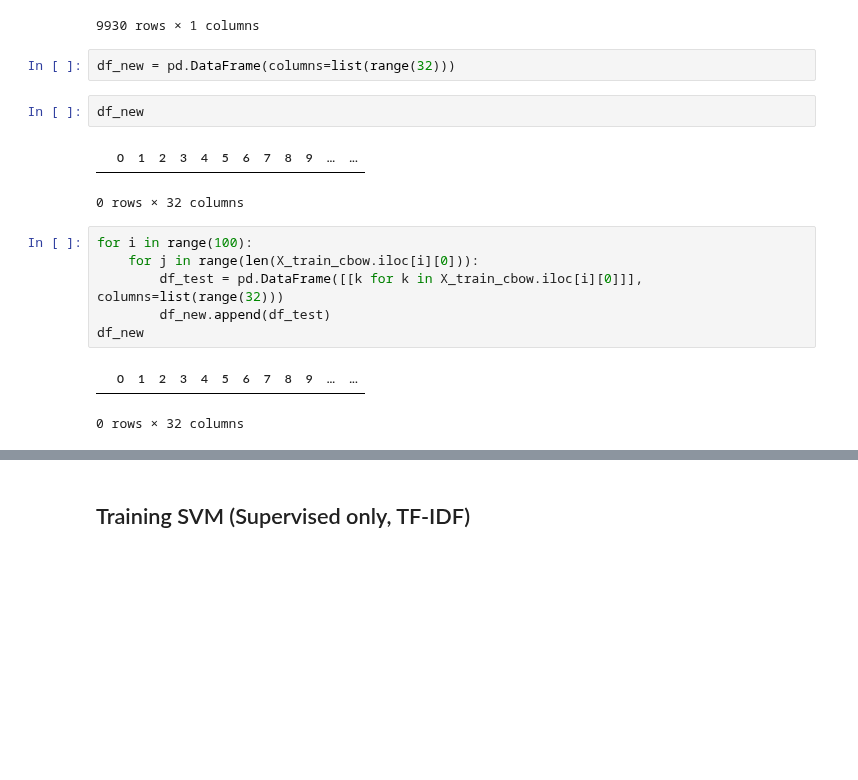
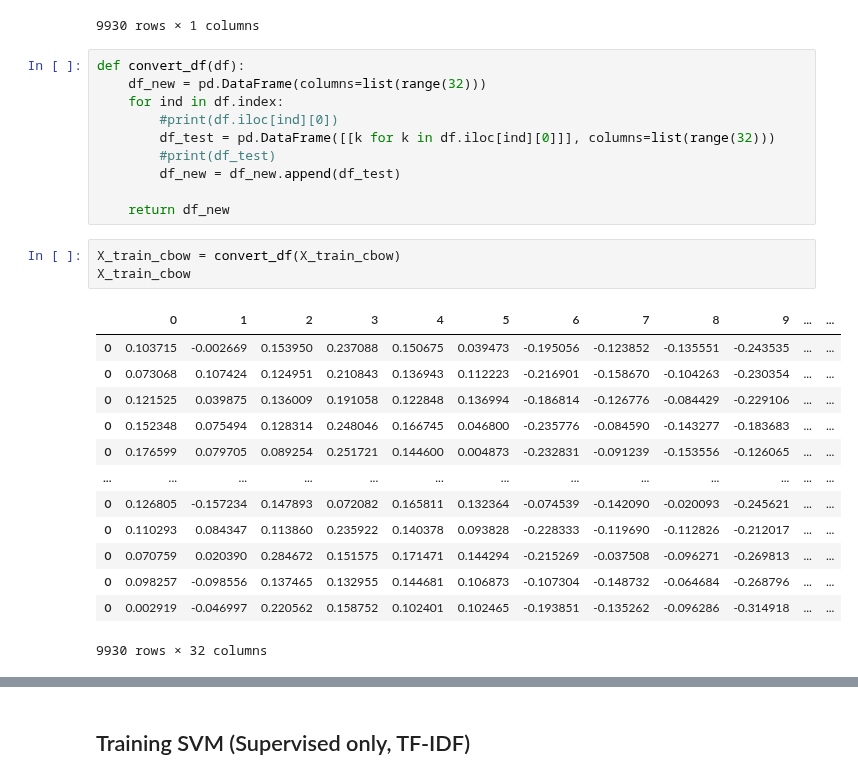
Before and after one commit to divyas39/SSL-Offensive-Lang-Detection-Social-Media, a Jupyter notebook: Self training.ipynb, the cells around one changed output, grey strips where cells are left out. Drawn from its saved outputs; the diff is of its cells as text; blank space fills up the shorter version.

```diff
--- a/Self training.ipynb
+++ b/Self training.ipynb
@@ -348,19 +348,30 @@ X_train_cbow
 | 9928 | [0.09825704417810942, -0.09855605... |
 | 9929 | [0.0029189210899187015, -0.046997... |
 9930 rows × 1 columns
-# %%
-df_new = pd.DataFrame(columns=list(range(32)))
-# %%
-df_new
-# %% [output]
-|  | 0 | 1 | 2 | 3 | 4 | 5 | 6 | 7 | 8 | 9 | ... | ... |
-0 rows × 32 columns
 # %%
-for i in range(100):
-    for j in range(len(X_train_cbow.iloc[i][0])):
-        df_test = pd.DataFrame([[k for k in X_train_cbow.iloc[i][0]]], columns=list(range(32)))
-        df_new.append(df_test)
-df_new
+def convert_df(df):
+    df_new = pd.DataFrame(columns=list(range(32)))
+    for ind in df.index:
+        #print(df.iloc[ind][0])
+        df_test = pd.DataFrame([[k for k in df.iloc[ind][0]]], columns=list(range(32)))
+        #print(df_test)
+        df_new = df_new.append(df_test)
+
+    return df_new
-# %% [output]
-|  | 0 | 1 | 2 | 3 | 4 | 5 | 6 | 7 | 8 | 9 | ... | ... |
-0 rows × 32 columns
+# %%
+X_train_cbow = convert_df(X_train_cbow)
+X_train_cbow
+# %% [output]
+|  | 0 | 1 | 2 | 3 | 4 | 5 | 6 | 7 | 8 | 9 | ... | ... |
+| 0 | 0.103715 | -0.002669 | 0.153950 | 0.237088 | 0.150675 | 0.039473 | -0.195056 | -0.123852 | -0.135551 | -0.243535 | ... | ... |
+| 0 | 0.073068 | 0.107424 | 0.124951 | 0.210843 | 0.136943 | 0.112223 | -0.216901 | -0.158670 | -0.104263 | -0.230354 | ... | ... |
+| 0 | 0.121525 | 0.039875 | 0.136009 | 0.191058 | 0.122848 | 0.136994 | -0.186814 | -0.126776 | -0.084429 | -0.229106 | ... | ... |
+| 0 | 0.152348 | 0.075494 | 0.128314 | 0.248046 | 0.166745 | 0.046800 | -0.235776 | -0.084590 | -0.143277 | -0.183683 | ... | ... |
+| 0 | 0.176599 | 0.079705 | 0.089254 | 0.251721 | 0.144600 | 0.004873 | -0.232831 | -0.091239 | -0.153556 | -0.126065 | ... | ... |
+| ... | ... | ... | ... | ... | ... | ... | ... | ... | ... | ... | ... | ... |
+| 0 | 0.126805 | -0.157234 | 0.147893 | 0.072082 | 0.165811 | 0.132364 | -0.074539 | -0.142090 | -0.020093 | -0.245621 | ... | ... |
+| 0 | 0.110293 | 0.084347 | 0.113860 | 0.235922 | 0.140378 | 0.093828 | -0.228333 | -0.119690 | -0.112826 | -0.212017 | ... | ... |
+| 0 | 0.070759 | 0.020390 | 0.284672 | 0.151575 | 0.171471 | 0.144294 | -0.215269 | -0.037508 | -0.096271 | -0.269813 | ... | ... |
+| 0 | 0.098257 | -0.098556 | 0.137465 | 0.132955 | 0.144681 | 0.106873 | -0.107304 | -0.148732 | -0.064684 | -0.268796 | ... | ... |
+| 0 | 0.002919 | -0.046997 | 0.220562 | 0.158752 | 0.102401 | 0.102465 | -0.193851 | -0.135262 | -0.096286 | -0.314918 | ... | ... |
+9930 rows × 32 columns
```
Also changed, not shown: parts of 6 cells of this notebook.
